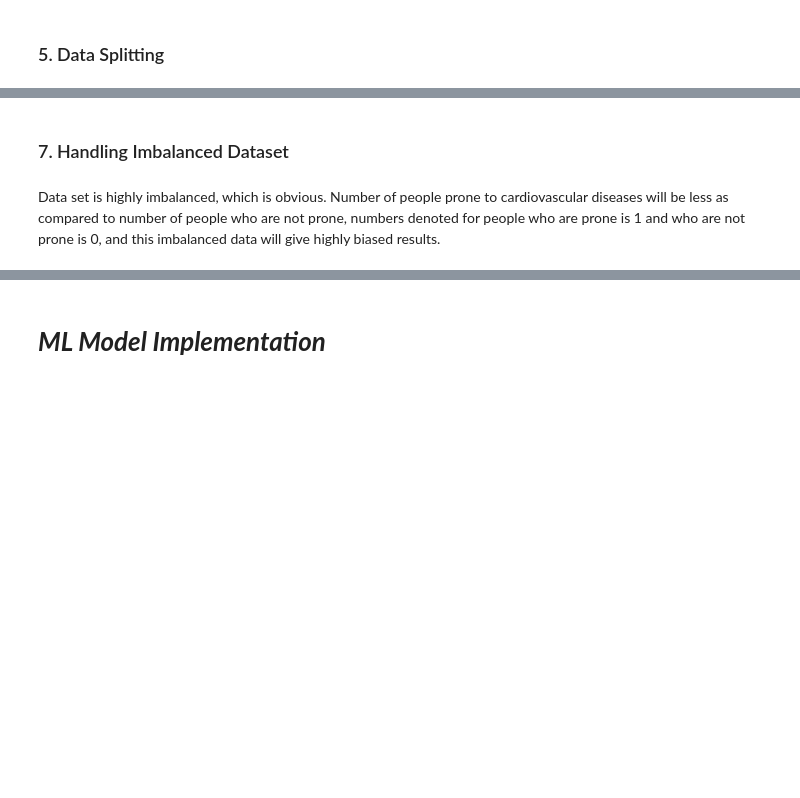
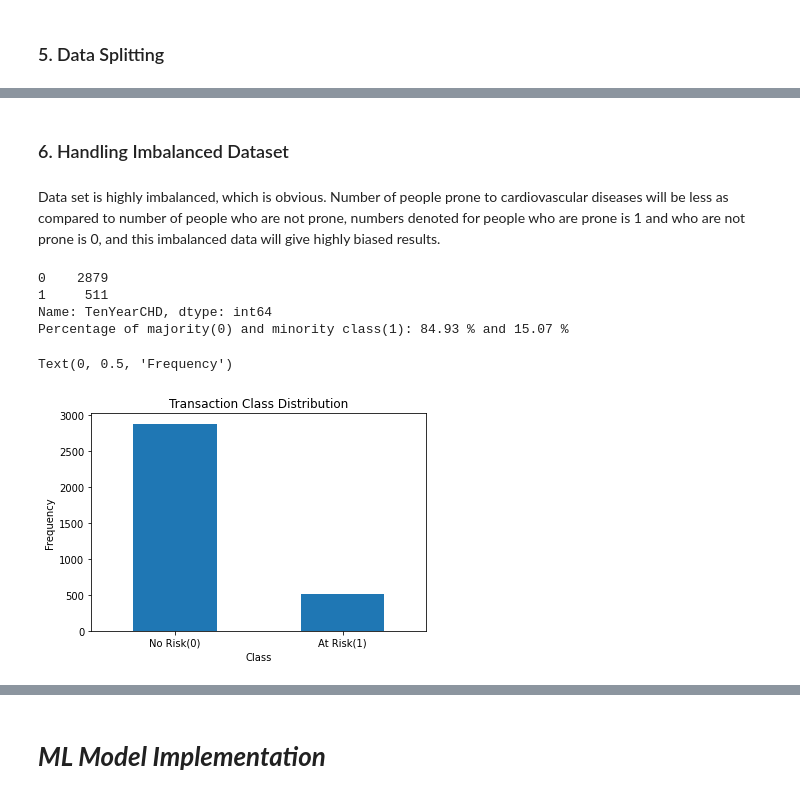
Before and after one commit to ashisaxena710/Cardiovascular-Risk-Prediction, a Jupyter notebook: AshiIndividualColab_CardiovascularRiskPrediction.ipynb, the cells around one changed output, grey strips where cells are left out. Drawn from its saved outputs; the diff is of its cells as text; code cells hidden in the pictures; blank space fills up the shorter version.

```diff
--- a/AshiIndividualColab_CardiovascularRiskPrediction.ipynb
+++ b/AshiIndividualColab_CardiovascularRiskPrediction.ipynb
@@ -906,5 +911,24 @@ x_test=scaler.transform(x_test)
 # %% [markdown]
-### 7. Handling Imbalanced Dataset
+### 6. Handling Imbalanced Dataset
 # %% [markdown]
 Data set is highly imbalanced, which is obvious. Number of people prone to cardiovascular diseases will be less as compared to number of people who are not prone, numbers denoted for people who are prone is 1 and who are not prone is 0, and this imbalanced data will give highly biased results.
+# %%
+# Handling Imbalanced Dataset (If needed)
+print(final_df['TenYearCHD'].value_counts())
+print(f"Percentage of majority(0) and minority class(1): {round(len(final_df[final_df['TenYearCHD']==0])*100/len(final_df['TenYearCHD']),2)} % and {round(len(final_df[final_df['TenYearCHD']==1])*100/len(final_df['TenYearCHD']),2)} %")
+
+# Visualizing the imbalanced class
+count_classes = pd.value_counts(final_df['TenYearCHD'], sort = True)
+count_classes.plot(kind = 'bar', rot=0)
+plt.title("Transaction Class Distribution")
+plt.xticks(range(2), ['No Risk(0)', 'At Risk(1)'])
+plt.xlabel("Class")
+plt.ylabel("Frequency")
+# %% [output]
+0    2879
+1     511
+Name: TenYearCHD, dtype: int64
+Percentage of majority(0) and minority class(1): 84.93 % and 15.07 %
+Text(0, 0.5, 'Frequency')
+[figure, added]
 # %%
```
Also changed, not shown: parts of 37 cells of this notebook.
